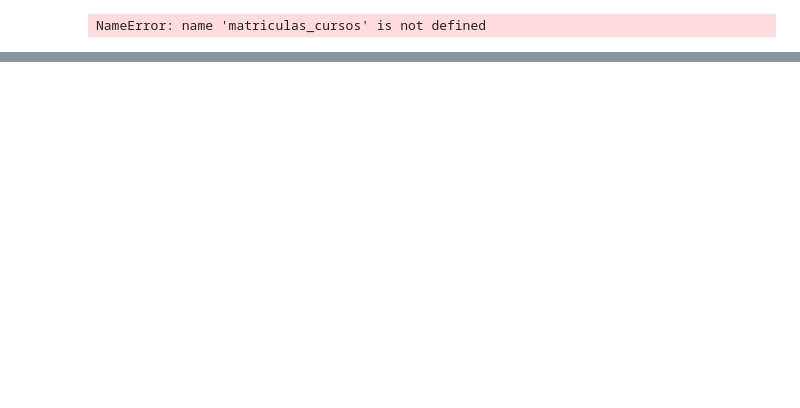
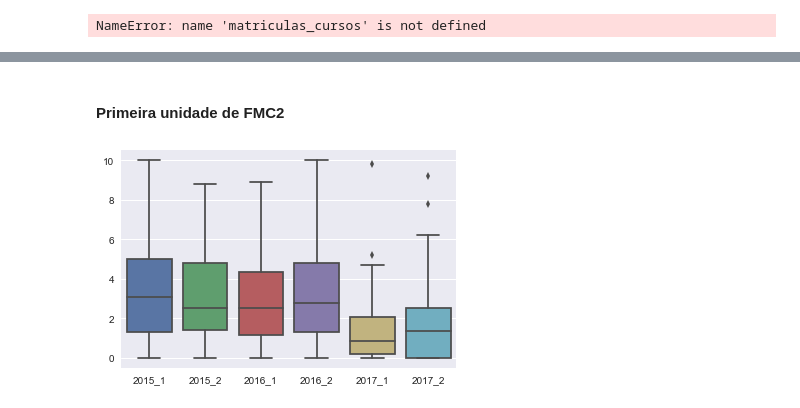
Before and after one commit to NalbertLeal/AnaliseDeNotasIMD, a Jupyter notebook: Analise Notas.ipynb, the cells around one changed output, grey strips where cells are left out. Saved outputs shown, nothing was run; the diff lists cells and outputs as text; code cells hidden in the pictures; blank space fills up the shorter version.

```diff
--- a/Analise Notas.ipynb
+++ b/Analise Notas.ipynb
@@ -316,0 +380,22 @@ matriculas2 = pd.read_csv('matriculas.csv', sep=';')
+# %% [markdown]
+#### Primeira unidade de FMC2
+# %%
+uni_1_2015_1 = un1[un1['ano_semestre'] == '2015_1']['nota'].reset_index()
+uni_1_2015_2 = un1[un1['ano_semestre'] == '2015_2']['nota'].reset_index()
+uni_1_2016_1 = un1[un1['ano_semestre'] == '2016_1']['nota'].reset_index()
+uni_1_2016_2 = un1[un1['ano_semestre'] == '2016_2']['nota'].reset_index()
+uni_1_2017_1 = un1[un1['ano_semestre'] == '2017_1']['nota'].reset_index()
+uni_1_2017_2 = un1[un1['ano_semestre'] == '2017_2']['nota'].reset_index()
+
+uni_1_2015_2017 = pd.DataFrame(index=range(1,len(uni_1_2015_1)), columns = ['2015_1', '2015_2', '2016_1', '2016_2', '2017_1', '2017_2'])
+uni_1_2015_2017['2015_1'] = uni_1_2015_1['nota']
+uni_1_2015_2017['2015_2'] = uni_1_2015_2['nota']
+uni_1_2015_2017['2016_1'] = uni_1_2016_1['nota']
+uni_1_2015_2017['2016_2'] = uni_1_2016_2['nota']
+uni_1_2015_2017['2017_1'] = uni_1_2017_1['nota']
+uni_1_2015_2017['2017_2'] = uni_1_2017_2['nota']
+
+sns.boxplot(data=uni_1_2015_2017)
+plt.show()
+# %% [output]
+[figure, added]
```
Also changed, not shown: parts of 26 cells of this notebook.
